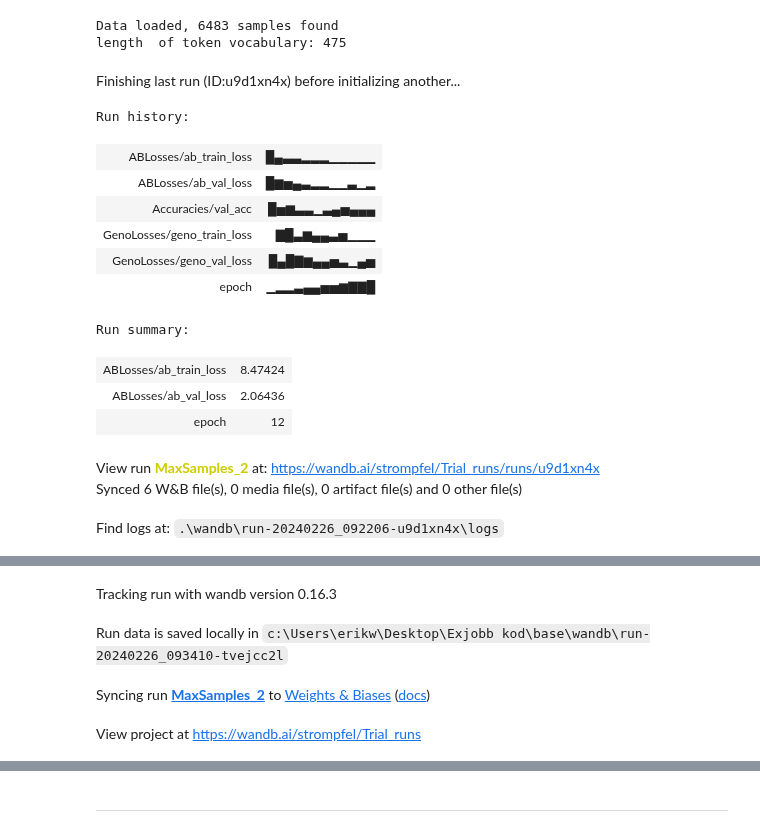
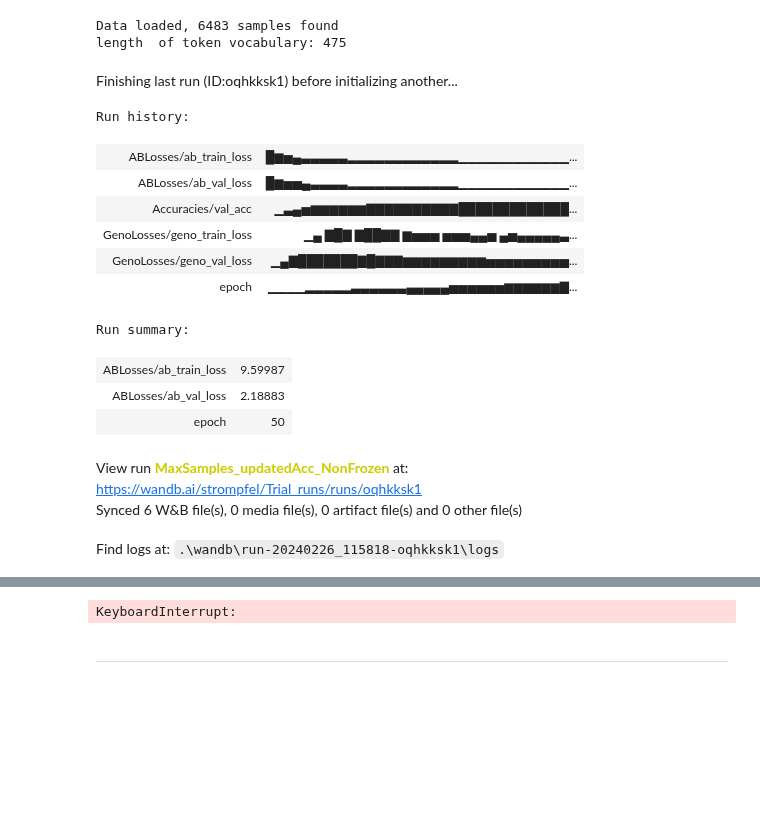
Before and after one commit to aeerik/base, a Jupyter notebook: kladd.ipynb, the cells around one changed output, grey strips where cells are left out. Drawn from its saved outputs; the diff is of its cells as text; code cells hidden in the pictures; blank space fills up the shorter version.

```diff
--- a/kladd.ipynb
+++ b/kladd.ipynb
@@ -249,36 +217,5 @@ list_AB_predictions = []
-# %%
-test = res_pred[14]
-print(test)
-pred_res = torch.where(test > 0, torch.ones_like(test), torch.zeros_like(test))
-print(pred_res)
-indicies = [1,2,3,4]
-test = pred_res[indicies]
-print)
 # %% [markdown]
 Trainer
-# %%
-import numpy as np
-from create_dataset import NCBIDataset
-def get_split_indices(size_to_split, val_share, random_state: int = 42):
-    indices = np.arange(size_to_split)
-    np.random.seed(random_state)
-    np.random.shuffle(indices)
-
-    train_share = 1 - val_share
-
-    train_size = int(train_share * size_to_split)
-
-    train_indices = indices[:train_size]
-    val_indices = indices[train_size:]
-
-    return train_indices, val_indices
-max_length = 20
-mask_prob = 0.30
-vocabulary = make_vocabulary(NCBI)
-
-train_indices, val_indices = get_split_indices(len(NCBI), 0.2)
-train_set = NCBIDataset(NCBI.iloc[train_indices], vocabulary, max_length, mask_prob)
-val_set = NCBIDataset(NCBI.iloc[val_indices], vocabulary, max_length, mask_prob)
 # %%
 import time
 from torch import nn
@@ -390,7 +327,7 @@ class BertTrainer_ft:
             ABinclusion = torch.unique(AB_idx)
             ABinclusion = ABinclusion[ABinclusion != -1]
             ABinclusion = ABinclusion.tolist()
-            self.model.exclude_networks(ABinclusion)
+            #self.model.exclude_networks(ABinclusion)
 
             self.optimizer.zero_grad()
 
@@ -416,7 +353,7 @@ class BertTrainer_ft:
             epoch_loss_pheno += pheno_loss.item()
 
             self.optimizer.step()
-            self.model.reset_exclusion()
+            #self.model.reset_exclusion()
 
 
         avg_epoch_loss_geno = epoch_loss_geno / self.num_batches
@@ -467,7 +404,9 @@ class BertTrainer_ft:
                 epoch_loss_ab += pheno_loss.item()
 
                 list_AB_predictions = []
-                for i, row in enumerate(resistance_predictions):
+                pred_res = torch.where(resistance_predictions > 0, torch.ones_like(resistance_predictions), torch.zeros_like(resistance_predictions))
+
+                for i, row in enumerate(pred_res):
                     AB_list = 0
                     AB_list = [elem.item() for elem in AB_idx[i] if elem.item() != -1]
                     current_abs = []
@@ -613,24 +552,24 @@ val_set = NCBIDataset(NCBI.iloc[val_indices], vocabulary_geno, vocabulary_pheno,
 Data loaded, 6483 samples found
 length  of token vocabulary: 475
 # %%
-lr = 0.0001
+lr = 0.00001
 bert_test = BERT_ft(len(vocabulary_geno), max_length, dim_emb, dim_hidden, attention_heads, num_encoders, drop_prob, len(vocabulary_pheno), device)
 
-test = BertTrainer_ft(bert_test, train_set, val_set, 30, batch_size, lr, device, stop_patience,  True, "Trial_runs", "MaxSamples_2")
+test = BertTrainer_ft(bert_test, train_set, val_set, 50, batch_size, lr, device, stop_patience,  True, "Trial_runs", "MaxSamples_updatedAcc_NonFrozen")
 test()
 # %% [output]
-Finishing last run (ID:u9d1xn4x) before initializing another...
+Finishing last run (ID:oqhkksk1) before initializing another...
 Run history:
-| ABLosses/ab_train_loss | █▄▃▃▂▂▂▁▁▁▁▁ |
-| ABLosses/ab_val_loss | █▆▅▄▃▂▂▁▁▃▁▂ |
-| Accuracies/val_acc | █▅▆▃▃▁▃▄▅▄▄▄ |
-| GenoLosses/geno_train_loss | ▇█▃▆▄▄▃▅▁▁▁ |
-| GenoLosses/geno_val_loss | █▄█▇▆▄▄▅▃▁▄▅ |
-| epoch | ▁▂▂▃▄▄▅▅▆▇▇█ |
+| ABLosses/ab_train_loss | █▆▅▄▃▃▃▃▃▂▂▂▂▂▂▂▂▂▂▂▂▁▁▁▁▁▁▁▁▁▁▁▁... |
+| ABLosses/ab_val_loss | █▆▅▅▄▃▃▃▃▂▂▂▂▂▂▂▂▂▂▂▂▁▁▁▁▁▁▁▁▁▁▁▁... |
+| Accuracies/val_acc | ▁▃▄▅▆▆▆▆▆▆▇▇▇▇▇▇▇▇▇▇█████████████... |
+| GenoLosses/geno_train_loss | ▁▄ ▇█▇ ▇██▇▇ ▆▅▅▅ ▅▅▅▄▄▅ ▄▅▄▄▄▄▄▃... |
+| GenoLosses/geno_val_loss | ▁▄▇███████▇█▇▇▇▆▆▆▆▆▆▆▆▆▅▅▅▅▅▅▅▅▅... |
+| epoch | ▁▁▁▁▂▂▂▂▂▃▃▃▃▃▃▄▄▄▄▄▅▅▅▅▅▅▆▆▆▆▆▆▇... |
 Run summary:
-| ABLosses/ab_train_loss | 8.47424 |
-| ABLosses/ab_val_loss | 2.06436 |
-| epoch | 12 |
+| ABLosses/ab_train_loss | 9.59987 |
+| ABLosses/ab_val_loss | 2.18883 |
+| epoch | 50 |
-View run MaxSamples_2 at: https://wandb.ai/strompfel/Trial_runs/runs/u9d1xn4x
+View run MaxSamples_updatedAcc_NonFrozen at: https://wandb.ai/strompfel/Trial_runs/runs/oqhkksk1
 Synced 6 W&B file(s), 0 media file(s), 0 artifact file(s) and 0 other file(s)
-Find logs at: .\wandb\run-20240226_092206-u9d1xn4x\logs
+Find logs at: .\wandb\run-20240226_115818-oqhkksk1\logs
@@ -638,4 +576,0 @@ Successfully finished last run (ID:u9d1xn4x). Initializing new run:
-Tracking run with wandb version 0.16.3
-Run data is saved locally in c:\Users\erikw\Desktop\Exjobb kod\base\wandb\run-20240226_093410-tvejcc2l
-Syncing run MaxSamples_2 to Weights & Biases (docs)
-View project at https://wandb.ai/strompfel/Trial_runs
@@ -643,2 +578,3 @@ View project at https://wandb.ai/strompfel/Trial_runs
+KeyboardInterrupt:
 # %% [markdown]
 ------------------------------
```
Also changed, not shown: parts of 6 cells of this notebook, 28 other files.
